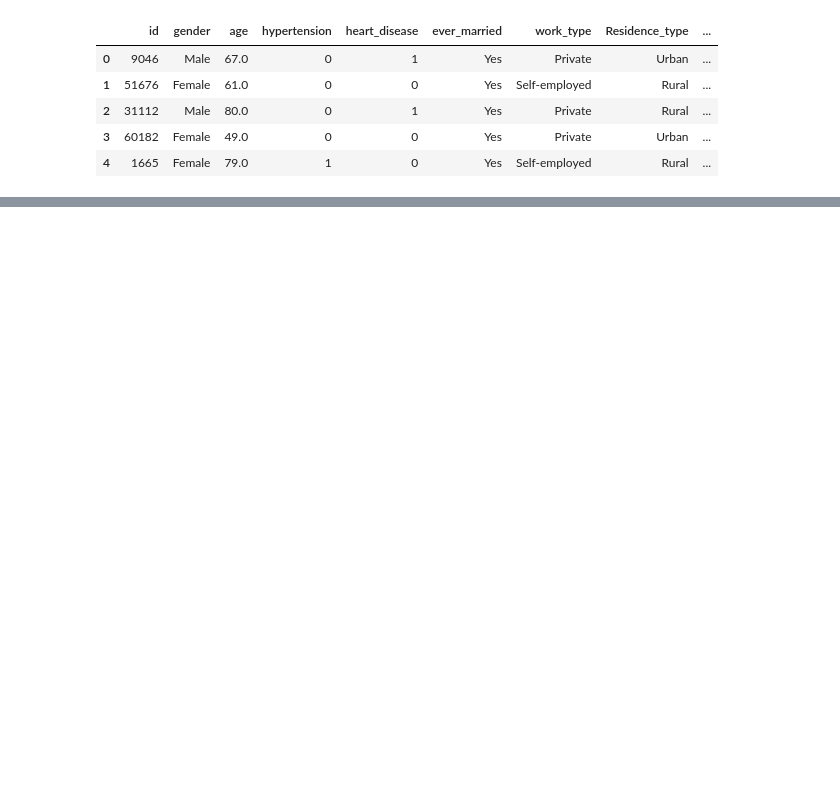
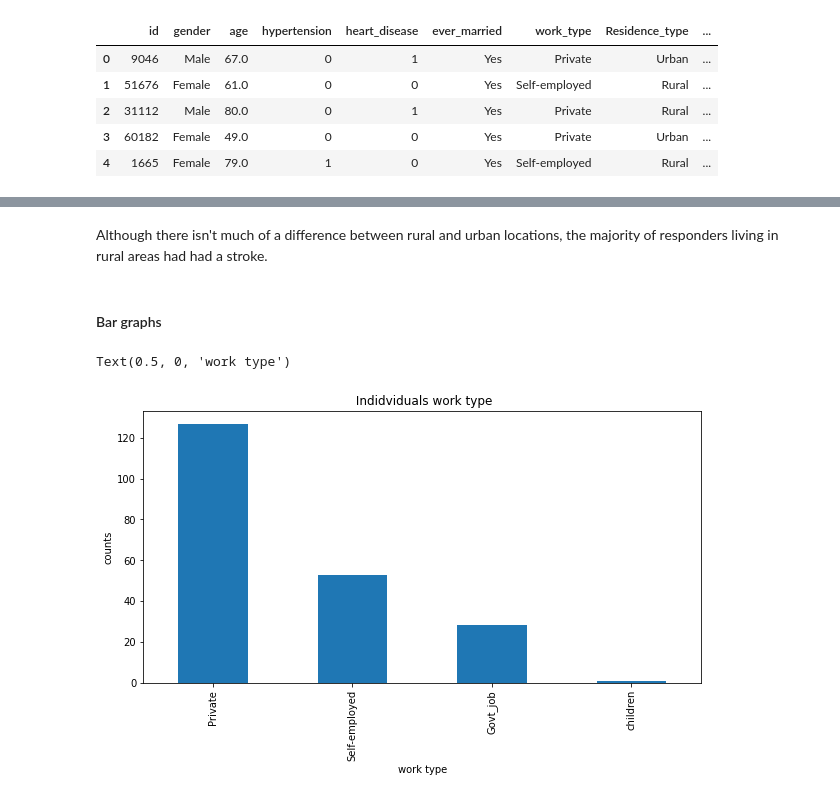
Before and after one commit to quincynjoroge/stroke-health-care-analysis, a Jupyter notebook: Untitled4.ipynb, the cells around one changed output, grey strips where cells are left out. Drawn from its saved outputs; the diff is of its cells as text; code cells hidden in the pictures; blank space fills up the shorter version.

```diff
--- a/Untitled4.ipynb
+++ b/Untitled4.ipynb
@@ -20,0 +315,15 @@ healthdata.head()
+# %% [markdown]
+Although there isn't much of a difference between rural and urban locations, the majority of responders living in rural areas had had a stroke.
+# %% [markdown]
+#### Bar graphs
+# %%
+# Work type bar graph
+
+plt.figure(figsize=(10,5))
+stroke['work_type'].value_counts().plot(kind='bar')
+plt.ylabel('counts')
+plt.title(' Indidviduals work type')
+plt.xlabel('work type')
+# %% [output]
+Text(0.5, 0, 'work type')
+[figure, added]
```
Also changed, not shown: parts of 80 cells of this notebook.
